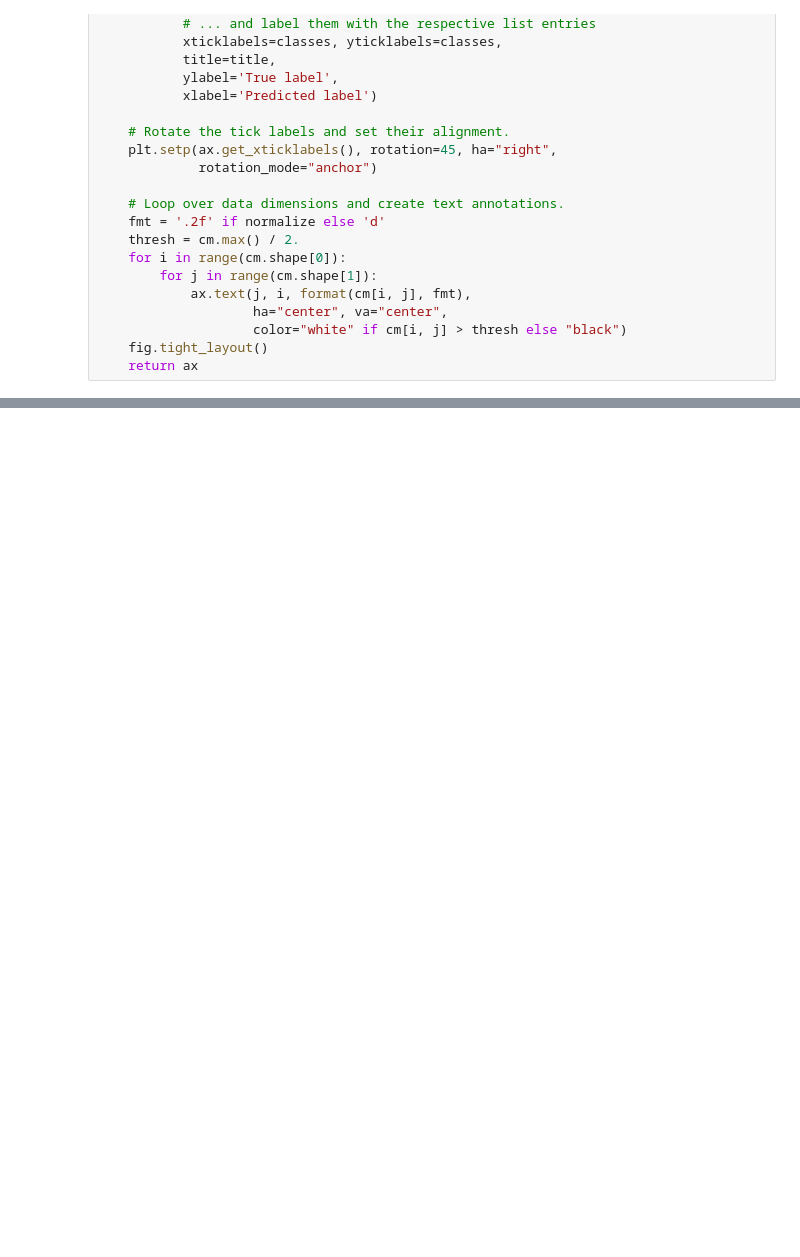
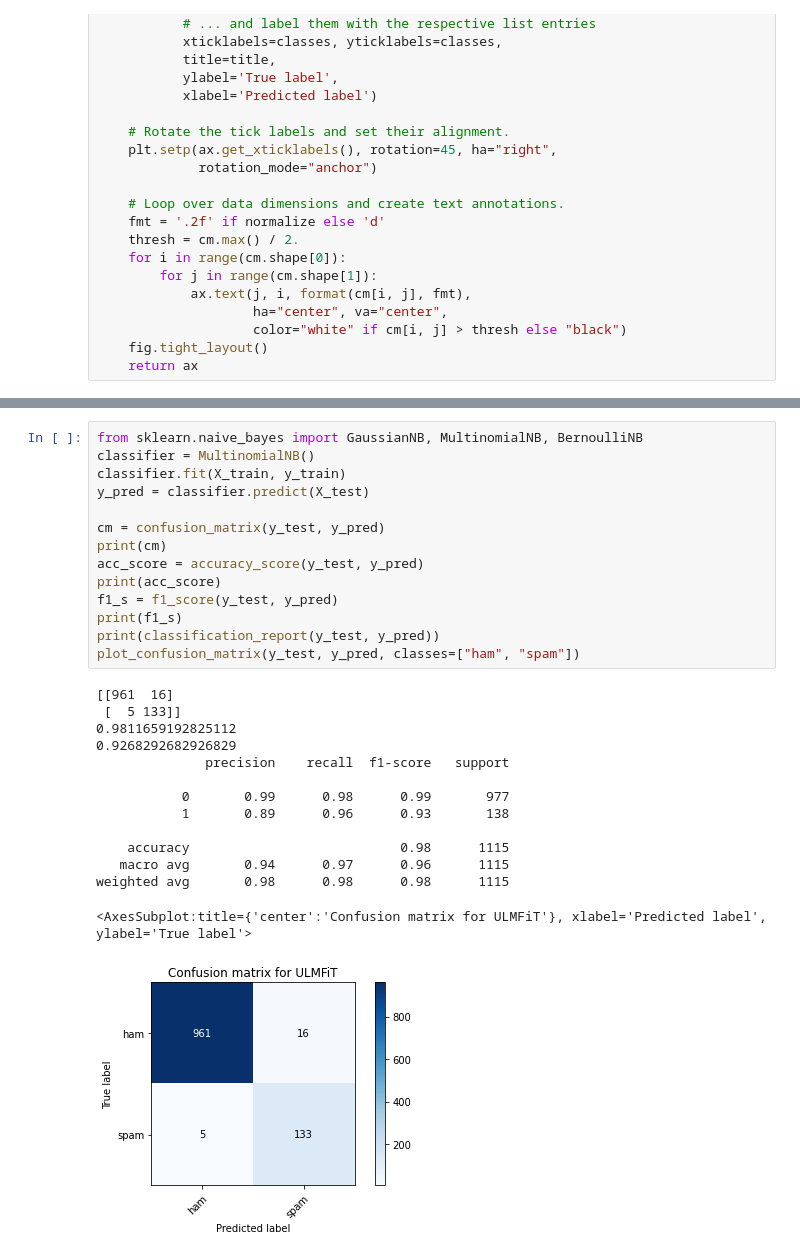
Before and after one commit to willhazen/MIE1614_Naive_Bias, a Jupyter notebook: Naive_Bayes_Classifer.ipynb, the cells around one changed output, grey strips where cells are left out. Saved outputs shown, nothing was run; the diff lists cells and outputs as text; blank space fills up the shorter version.

```diff
--- a/Naive_Bayes_Classifer.ipynb
+++ b/Naive_Bayes_Classifer.ipynb
@@ -158,0 +202,29 @@ plot_confusion_matrix(y_test, y_pred, classes=["ham", "spam"])
+# %%
+from sklearn.naive_bayes import GaussianNB, MultinomialNB, BernoulliNB
+classifier = MultinomialNB()
+classifier.fit(X_train, y_train)
+y_pred = classifier.predict(X_test)
+
+cm = confusion_matrix(y_test, y_pred)
+print(cm)
+acc_score = accuracy_score(y_test, y_pred)
+print(acc_score)
+f1_s = f1_score(y_test, y_pred)
+print(f1_s)
+print(classification_report(y_test, y_pred))
+plot_confusion_matrix(y_test, y_pred, classes=["ham", "spam"])
+# %% [output]
+[[961  16]
+ [  5 133]]
+0.9811659192825112
+0.9268292682926829
+              precision    recall  f1-score   support
+
+           0       0.99      0.98      0.99       977
+           1       0.89      0.96      0.93       138
+
+    accuracy                           0.98      1115
+   macro avg       0.94      0.97      0.96      1115
+weighted avg       0.98      0.98      0.98      1115
+<AxesSubplot:title={'center':'Confusion matrix for ULMFiT'}, xlabel='Predicted label', ylabel='True label'>
+[figure, added]
```
Also changed, not shown: parts of 7 cells of this notebook.
